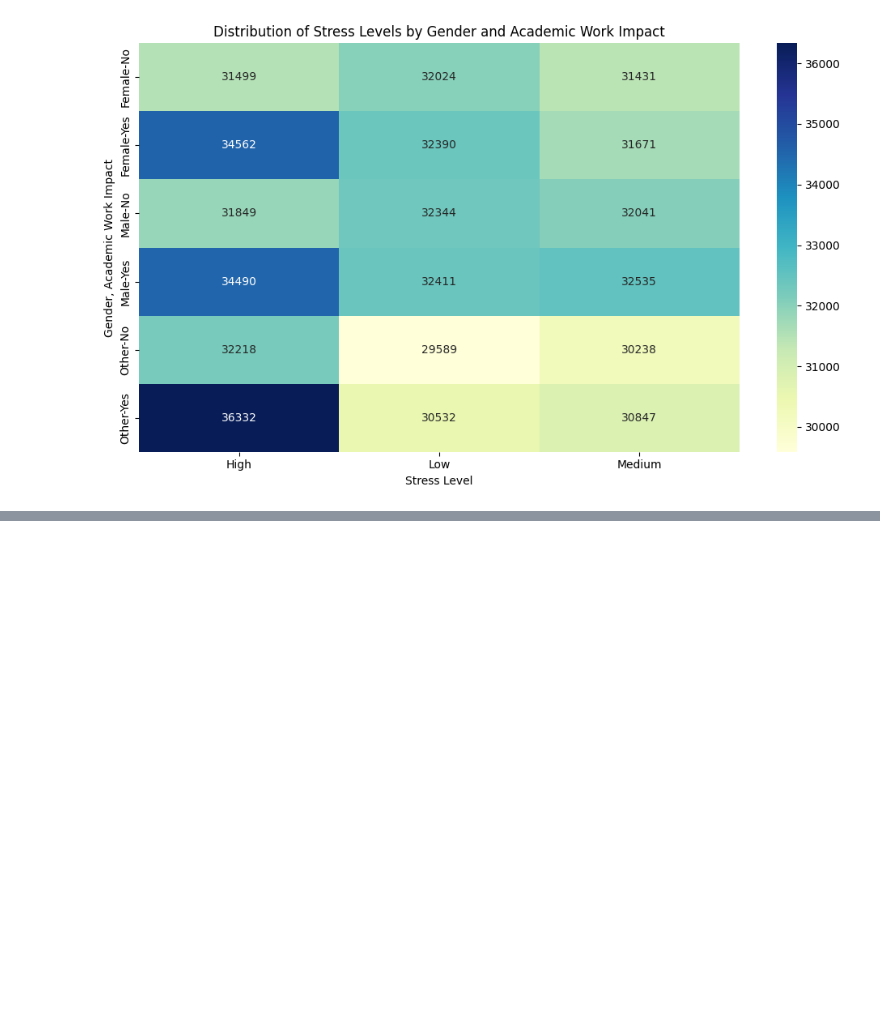
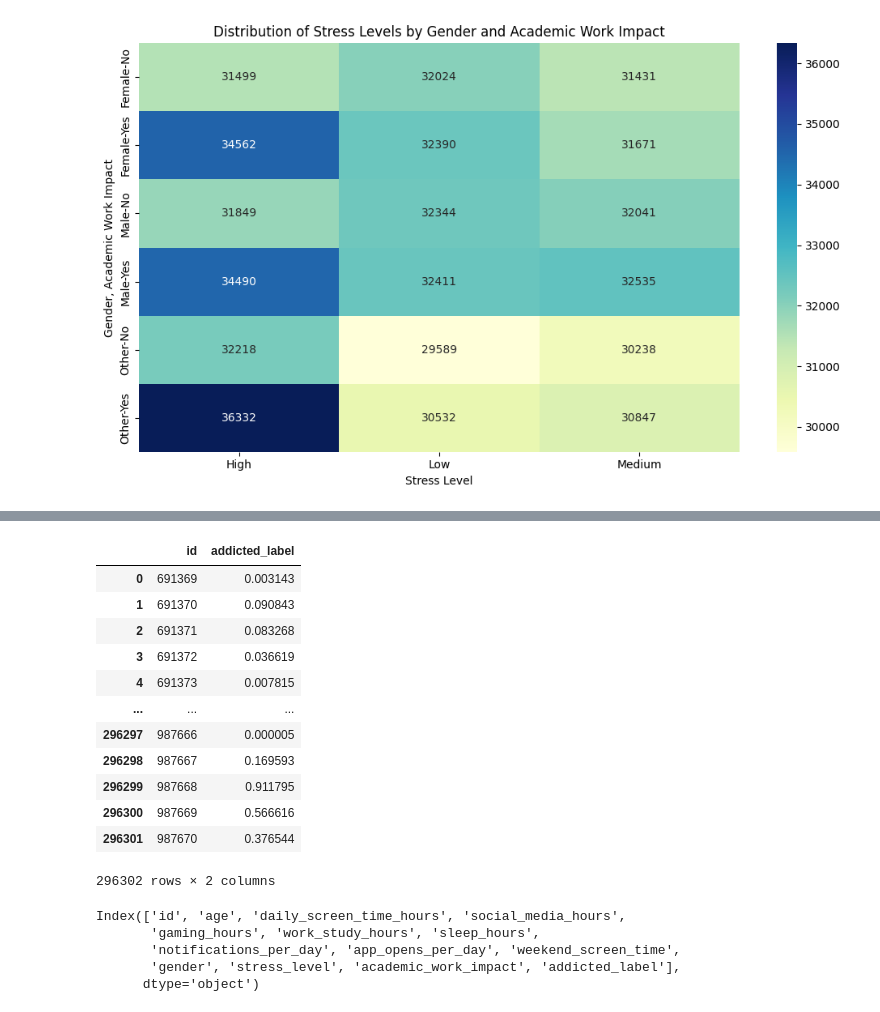
Before and after one commit to cringe-syco/ML, a Jupyter notebook: data/smartphone_addiction/initial.ipynb, the cells around one changed output, grey strips where cells are left out. Cells and saved outputs as stored; diff of their text form; code cells hidden in the pictures; blank space fills up the shorter version.

Commit message:
New smartphone addiction analysis

```diff
--- a/data/smartphone_addiction/initial.ipynb
+++ b/data/smartphone_addiction/initial.ipynb
@@ -181,3 +198,6 @@ plt.tight_layout()
 plt.show()
 # %% [output]
 [figure]
+# %%
+import mlflow
+mlflow.set_tracking_uri("http://localhost:5000")
@@ -183,0 +982,2 @@ plt.show()
+# %%
+with_null_df = train_df.copy()
@@ -183,0 +1048,24 @@ plt.show()
+# %%
+from lightgbm import LGBMClassifier
+
+
+result = train_binary_classifier_5fold(
+    df=with_null_df,
+    feature_names = num_cols + cat_cols,
+    target=TARGET,
+    description="LightGBM binary classifier for smartphone addiction",
+    model=LGBMClassifier(),
+        model_params={
+            "n_estimators": 1500,
+            "learning_rate": 0.03,
+            "num_leaves": 31,
+            "max_depth": -1,
+            "subsample": 0.8,
+            "colsample_bytree": 0.8,
+            "random_state": 42,
+            "n_jobs": -1,
+            "verbose": -1,
+        },
+    experiment_name="Smartphone_Addiction_Classification",
+    run_name="lgbm_5fold",
+)
@@ -183,0 +1078,23 @@ plt.show()
+# %%
+test = pd.read_csv('../../'+ test_path)
+for i in num_cols + cat_cols:
+    if test[i].dtype == "object":
+        test[i] = test[i].astype("category")
+test[TARGET] = result["model"].predict_proba(test[num_cols + cat_cols])[:, 1]
+test[["id", TARGET]].to_csv('../../'+ base_path + '/' + 'submission000.csv', index=False)
+# %%
+test[["id", TARGET]]
+# %% [output]
+|  | id | addicted_label |
+| 0 | 691369 | 0.003143 |
+| 1 | 691370 | 0.090843 |
+| 2 | 691371 | 0.083268 |
+| 3 | 691372 | 0.036619 |
+| 4 | 691373 | 0.007815 |
+| ... | ... | ... |
+| 296297 | 987666 | 0.000005 |
+| 296298 | 987667 | 0.169593 |
+| 296299 | 987668 | 0.911795 |
+| 296300 | 987669 | 0.566616 |
+| 296301 | 987670 | 0.376544 |
+296302 rows × 2 columns
@@ -183,0 +1106,8 @@ plt.show()
+# %%
+df.columns
+# %% [output]
+Index(['id', 'age', 'daily_screen_time_hours', 'social_media_hours',
+       'gaming_hours', 'work_study_hours', 'sleep_hours',
+       'notifications_per_day', 'app_opens_per_day', 'weekend_screen_time',
+       'gender', 'stress_level', 'academic_work_impact', 'addicted_label'],
+      dtype='object')
```
Also changed, not shown: parts of 18 cells of this notebook.
